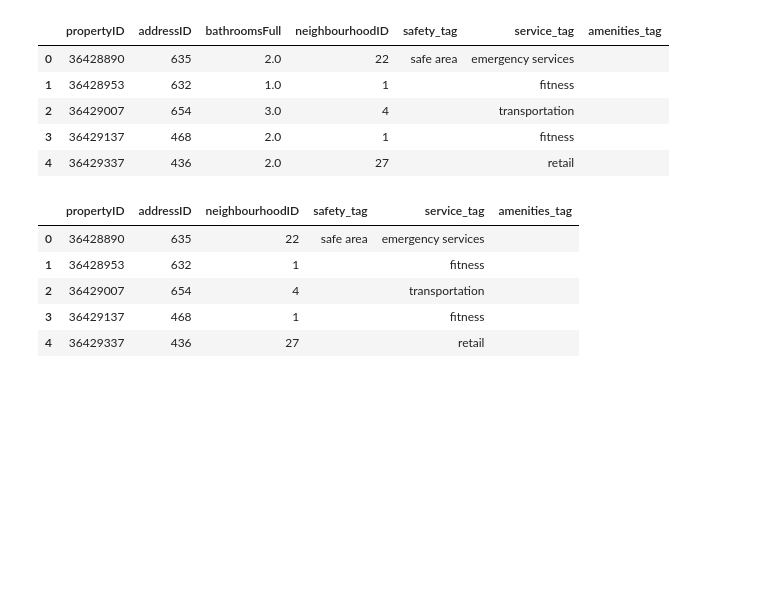
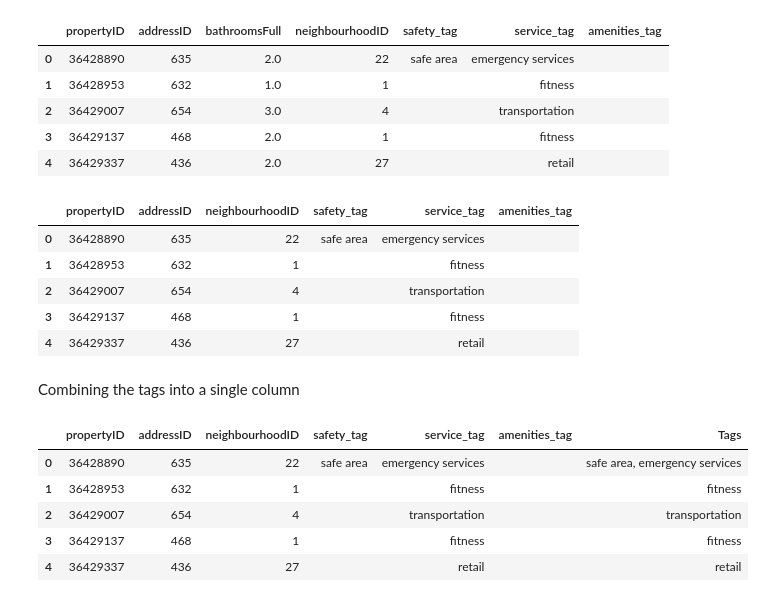
Before and after one commit to oisintheginger/mscfinalproject, a Jupyter notebook: Documents/Stephen_Workspace/Tagging System.ipynb, the cells around one changed output. Drawn from its saved outputs; the diff is of its cells as text; code cells hidden in the pictures; blank space fills up the shorter version.

Commit message:
Finalizing tags creation
Combining the individual tags into a single 'tags' column

```diff
--- a/Documents/Stephen_Workspace/Tagging System.ipynb
+++ b/Documents/Stephen_Workspace/Tagging System.ipynb
@@ -383,3 +383,19 @@ Tagstable.head()
 | 2 | 36429007 | 654 | 4 |  | transportation |  |
 | 3 | 36429137 | 468 | 1 |  | fitness |  |
 | 4 | 36429337 | 436 | 27 |  | retail |  |
+# %% [markdown]
+Combining the tags into a single column
+# %%
+# Combine individual tags into a single 'tags' column
+Tagstable['Tags'] = Tagstable[['safety_tag', 'service_tag', 'amenities_tag']].apply(lambda x: ', '.join(filter(None, x)), axis=1)
+
+Tagstable.to_csv("Tagstable.csv", index=False)
+# %%
+Tagstable.head()
+# %% [output]
+|  | propertyID | addressID | neighbourhoodID | safety_tag | service_tag | amenities_tag | Tags |
+| 0 | 36428890 | 635 | 22 | safe area | emergency services |  | safe area, emergency services |
+| 1 | 36428953 | 632 | 1 |  | fitness |  | fitness |
+| 2 | 36429007 | 654 | 4 |  | transportation |  | transportation |
+| 3 | 36429137 | 468 | 1 |  | fitness |  | fitness |
+| 4 | 36429337 | 436 | 27 |  | retail |  | retail |
```
